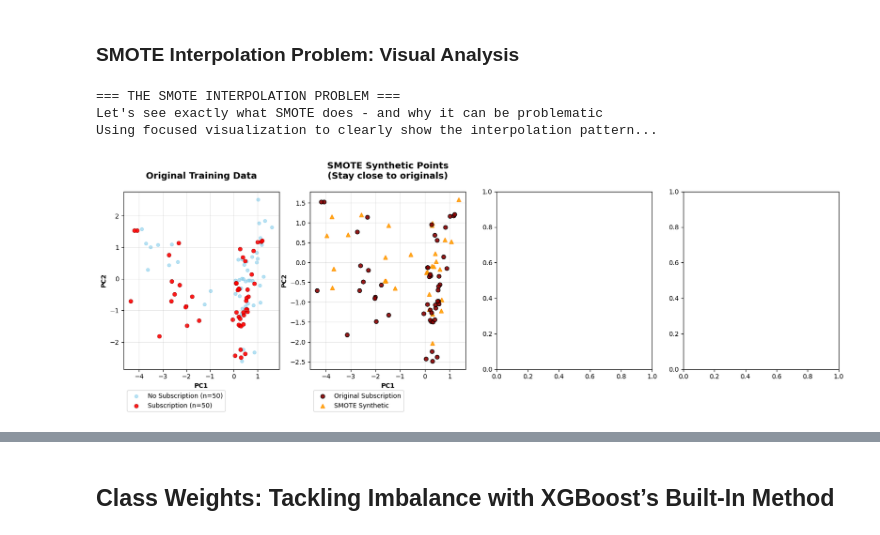
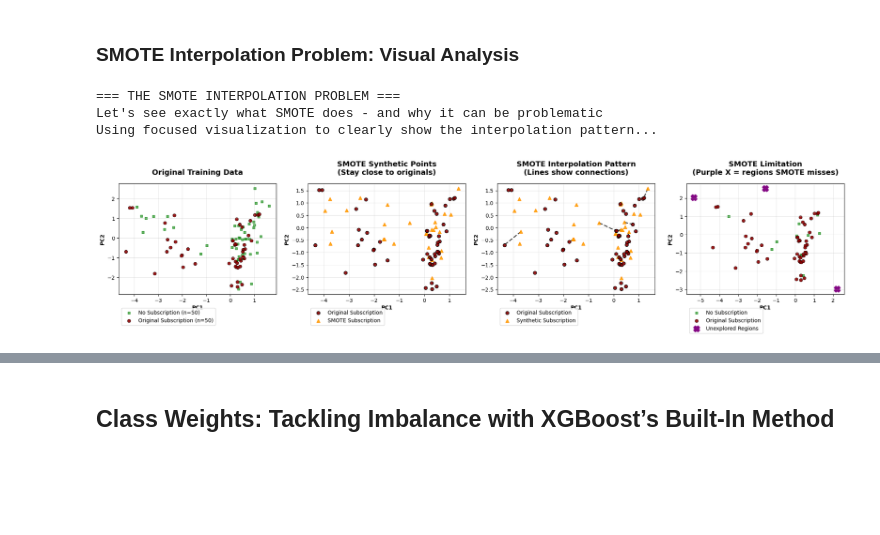
Before and after one commit to annugit1655/Bank-TeleMarketing, a Jupyter notebook: notebooks/05-handle-data-imbalance.ipynb, the cells around one changed output, grey strips where cells are left out. Drawn from its saved outputs; the diff is of its cells as text; code cells hidden in the pictures; blank space fills up the shorter version.

Commit message:
smote_limitations

```diff
--- a/notebooks/05-handle-data-imbalance.ipynb
+++ b/notebooks/05-handle-data-imbalance.ipynb
@@ -528,38 +528,105 @@ subscription_show_pca = subscription_orig_pca[orig_sub_indices]
 
 # Visualization
 fig, ax = plt.subplots(ncols=4, figsize=(20, 5))
 
 # Plot 1: Clean original data with minimal points
 ax[0].scatter(normal_show_pca[:, 0], normal_show_pca[:, 1],
-           c='skyblue', alpha=0.6, s=25, label=f'No Subscription (n={n_normal_show})')
+           c='green', marker='s', alpha=0.6, s=25, label=f'No Subscription (n={n_normal_show})')
 ax[0].scatter(subscription_show_pca[:, 0], subscription_show_pca[:, 1],
-           c='red', alpha=0.9, s=40, label=f'Subscription (n={n_orig_sub_show})',
-           edgecolors='darkred', linewidth=0.5)
+           c='darkred', alpha=0.9, s=40, label=f'Original Subscription (n={n_orig_sub_show})',
+           edgecolors='k', linewidth=0.5)
 ax[0].set_xlabel('PC1', fontsize=10, fontweight='bold')
 ax[0].set_ylabel('PC2', fontsize=10, fontweight='bold')
 ax[0].set_title('Original Training Data', fontsize=14, fontweight='bold', y=1.05)
 ax[0].legend(loc='upper left', bbox_to_anchor=(0.001, -0.1), fancybox=True)
 ax[0].grid(True, alpha=0.3)
 
 # Plot 2: Show ONLY synthetic points with minimal original context
 
 # Fewer original subscription points for reference
 ax[1].scatter(subscription_show_pca[:, 0], subscription_show_pca[:, 1],
            c='darkred', alpha=0.9, s=40, label='Original Subscription',
-           edgecolors='black', linewidth=1, zorder=3)
+           edgecolors='k', linewidth=1, zorder=3)
 # Synthetic subscription points
 ax[1].scatter(synth_show_pca[:, 0], synth_show_pca[:, 1],
-           c='orange', alpha=0.9, s=40, marker='^', label='SMOTE Synthetic',
+           c='orange', alpha=0.9, s=40, marker='^', label='SMOTE Subscription',
            edgecolors='darkorange', linewidth=1, zorder=2)
 ax[1].set_xlabel('PC1', fontsize=10, fontweight='bold')
 ax[1].set_ylabel('PC2', fontsize=10, fontweight='bold')
 ax[1].set_title('SMOTE Synthetic Points\n(Stay close to originals)', fontsize=14, fontweight='bold', y=1.05)
 ax[1].legend(loc='upper left', bbox_to_anchor=(0.001, -0.1), fancybox=True)
 ax[1].grid(True, alpha=0.3)
+
+# Plot 3: Show interpolation with VERY few clear lines
+# Fewer original subscription points for reference
+ax[2].scatter(subscription_show_pca[:, 0], subscription_show_pca[:, 1],
+           c='darkred', alpha=0.9, s=40, label='Original Subscription',
+           edgecolors='black', linewidth=1, zorder=3)
+# Synthetic(SMOTE) subscription points
+ax[2].scatter(synth_show_pca[:, 0], synth_show_pca[:, 1],
+           c='orange', alpha=0.9, s=40, marker='^', label='Synthetic Subscription',
+           edgecolors='darkorange', linewidth=1, zorder=2)
+
+# Draw only a few clear interpolation lines
+# cdist calculates the distance between every synthetic point and every original point.
+from scipy.spatial.distance import cdist
+
+# Check: if there is at least one synthetic points & two original points for interpolation
+if len(synth_show_pca) > 0 and len(subscription_show_pca) > 1:
+    # Only show 8-10 lines maximum for clarity or to prevent plot from declutter
+    n_line_show = min(8, len(synth_show_pca))
+    synth_subset = synth_show_pca[:n_line_show]
+
+    distances = cdist(synth_subset, subscription_show_pca)
+    for i, synth_point in enumerate(synth_subset):
+        closest_orig_index = np.argmin(distances[i])
+        orig_point = subscription_show_pca[closest_orig_index]
+        ax[2].plot([synth_point[0], orig_point[0]], [synth_point[1], orig_point[1]],
+                   'k', alpha=0.7, lw=2, ls='--', zorder=1)
+
+ax[2].set_xlabel('PC1', fontsize=10, fontweight='bold')
+ax[2].set_ylabel('PC2', fontsize=10, fontweight='bold')
+ax[2].set_title('SMOTE Interpolation Pattern\n(Lines show connections)', fontsize=14, fontweight='bold', y=1.05)
+ax[2].legend(loc='upper left', bbox_to_anchor=(0.001, -0.1), fancybox=True)
+ax[2].grid(True, alpha=0.3)
+
+# Plot 4: Show unexplored regions more clearly
+# Just a few normal points for minimal context
+ax[3].scatter(normal_show_pca[:10, 0], normal_show_pca[:10, 1],
+           c='green', marker='s', alpha=0.6, s=25, label=f'No Subscription')
+# Minimal original subscription points
+ax[3].scatter(subscription_show_pca[:, 0], subscription_show_pca[:, 1],
+           c='darkred', alpha=0.9, s=40, label=f'Original Subscription',
+           edgecolors='k', linewidth=0.5)
+
+# Create fewer but more visible unexplored regions
+subscription_x_range = [subscription_show_pca[:, 0].min(), subscription_show_pca[:, 0].max()]
+subscription_y_range = [subscription_show_pca[:, 1].min(), subscription_show_pca[:, 1].max()]
+
+# Place unexplored regions strategically
+unexplored_x = [subscription_x_range[0] - 1, subscription_x_range[1] + 1,
+                (subscription_x_range[0] + subscription_x_range[1]) / 2]
+unexplored_y = [subscription_y_range[1] + 0.5, subscription_y_range[0] - 0.5,
+                subscription_y_range[1] + 1]
+
+plt.scatter(unexplored_x, unexplored_y,
+           c='purple', alpha=0.9, s=100, marker='X', linewidth=3,
+           label='Unexplored Regions')
+
+ax[3].set_xlabel('PC1', fontsize=10, fontweight='bold')
+ax[3].set_ylabel('PC2', fontsize=10, fontweight='bold')
+ax[3].set_title('SMOTE Limitation\n(Purple X = regions SMOTE misses)', fontsize=14, fontweight='bold', y=1.05)
+ax[3].legend(loc='upper left', bbox_to_anchor=(0.001, -0.1), fancybox=True)
+ax[3].grid(True, alpha=0.3)
+
+
+plt.tight_layout()
+plt.subplots_adjust(wspace=0.2)
+plt.show()
 # %% [output]
 === THE SMOTE INTERPOLATION PROBLEM ===
 Let's see exactly what SMOTE does - and why it can be problematic
 Using focused visualization to clearly show the interpolation pattern...
-[figure, old version]
+[figure, new version]
 # %% [markdown]
 The visualization clearly shows SMOTE only fills gaps between existing subscription patterns - it doesn't help identify completely new types of potential subscribers.
```
Also changed, not shown: parts of 1 cell of this notebook.
